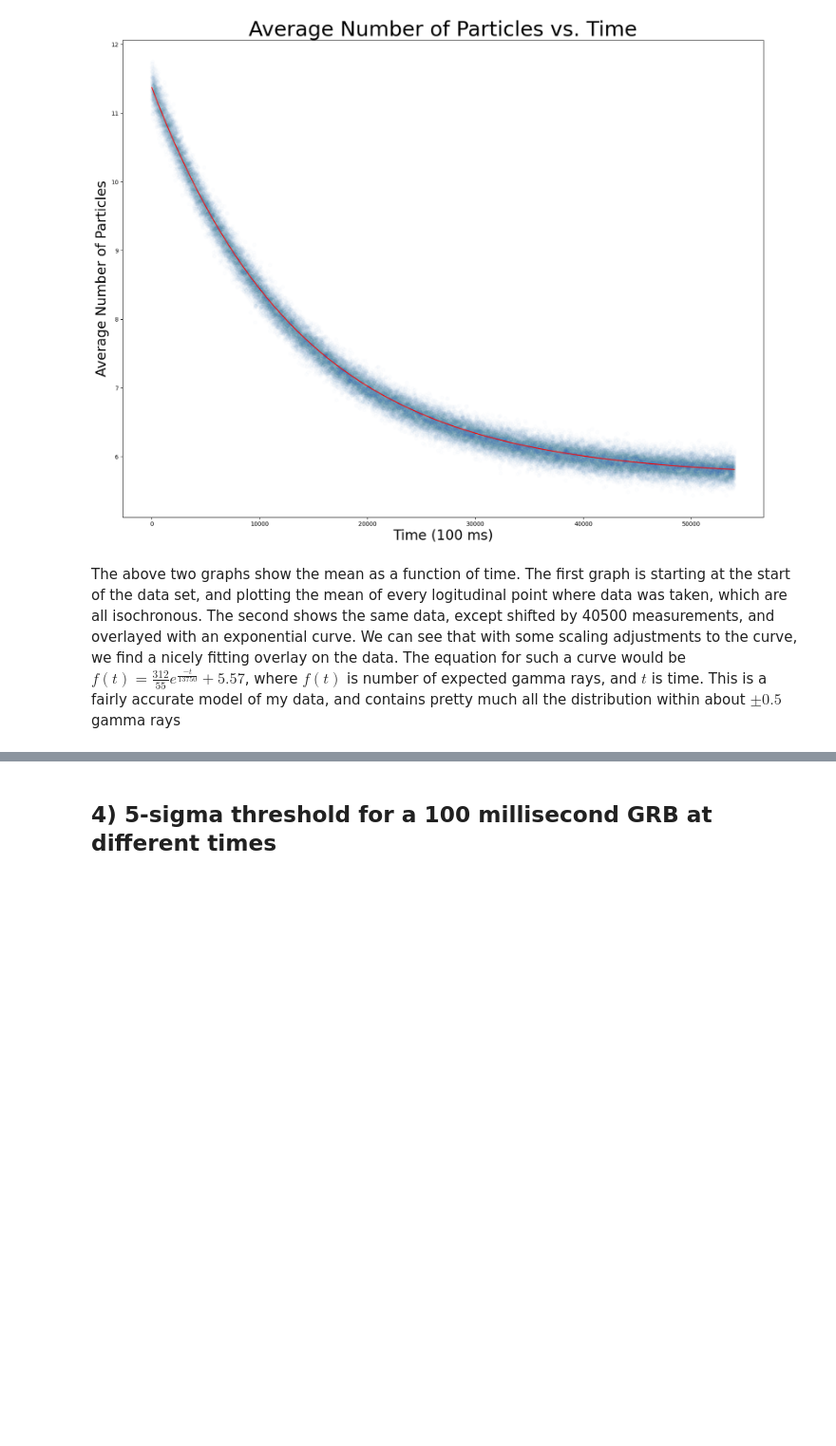
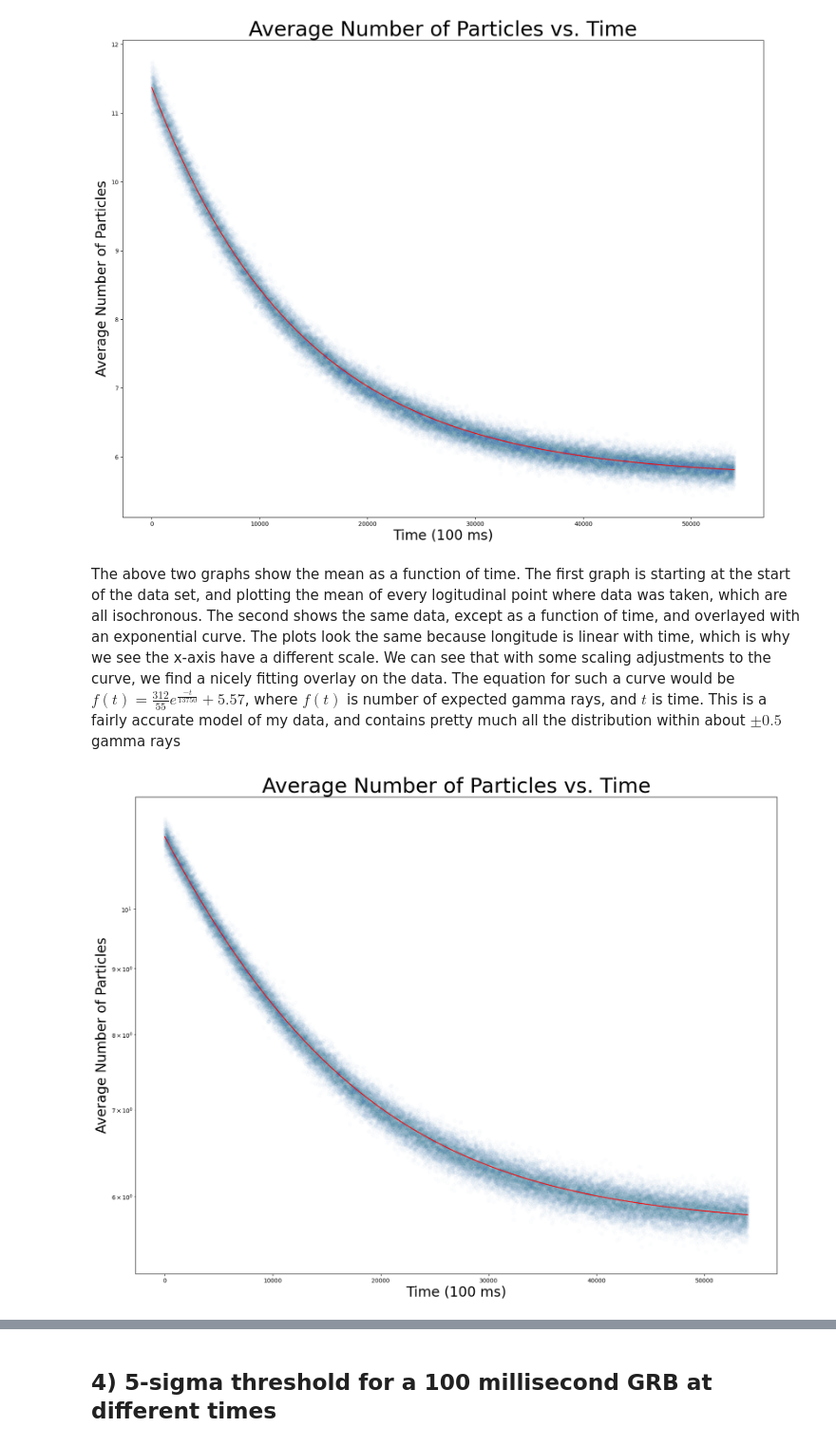
Before and after one commit to WyattOtsuka/PHYS434, a Jupyter notebook: lab4.ipynb, the cells around one changed output, grey strips where cells are left out. Shown at 95% size. Drawn from its saved outputs; the diff is of its cells as text; code cells hidden in the pictures; blank space fills up the shorter version.

```diff
--- a/lab4.ipynb
+++ b/lab4.ipynb
@@ -89,4 +87,16 @@ plt.show()
 # %% [output]
 [figure]
 # %% [markdown]
-The above two graphs show the mean as a function of time. The first graph is starting at the start of the data set, and plotting the mean of every logitudinal point where data was taken, which are all isochronous. The second shows the same data, except shifted by 40500 measurements, and overlayed with an exponential curve. We can see that with some scaling adjustments to the curve, we find a nicely fitting overlay on the data. The equation for such a curve would be $f(t) = \frac{312}{55}e^{\frac{-t}{13750}}+5.57$, where $f(t)$ is number of expected gamma rays, and $t$ is time. This is a fairly accurate model of my data, and contains pretty much all the distribution within about $\pm 0.5$ gamma rays
+The above two graphs show the mean as a function of time. The first graph is starting at the start of the data set, and plotting the mean of every logitudinal point where data was taken, which are all isochronous. The second shows the same data, except as a function of time, and overlayed with an exponential curve. The plots look the same because longitude is linear with time, which is why we see the x-axis have a different scale. We can see that with some scaling adjustments to the curve, we find a nicely fitting overlay on the data. The equation for such a curve would be $f(t) = \frac{312}{55}e^{\frac{-t}{13750}}+5.57$, where $f(t)$ is number of expected gamma rays, and $t$ is time. This is a fairly accurate model of my data, and contains pretty much all the distribution within about $\pm 0.5$ gamma rays
+# %%
+x = np.linspace(0,54000,54000)
+y = scipy.stats.expon.pdf(x, scale = 13750)*78000+5.7
+plt.scatter(x=x,y = means, alpha = 0.01)
+plt.plot(x, y, color = "red")
+plt.xlabel("Time (100 ms)", fontsize = 24)
+plt.ylabel("Average Number of Particles", fontsize = 24)
+plt.title("Average Number of Particles vs. Time", fontsize = 36)
+plt.semilogy()
+plt.show()
+# %% [output]
+[figure, added]
```
Also changed, not shown: parts of 6 cells of this notebook.
